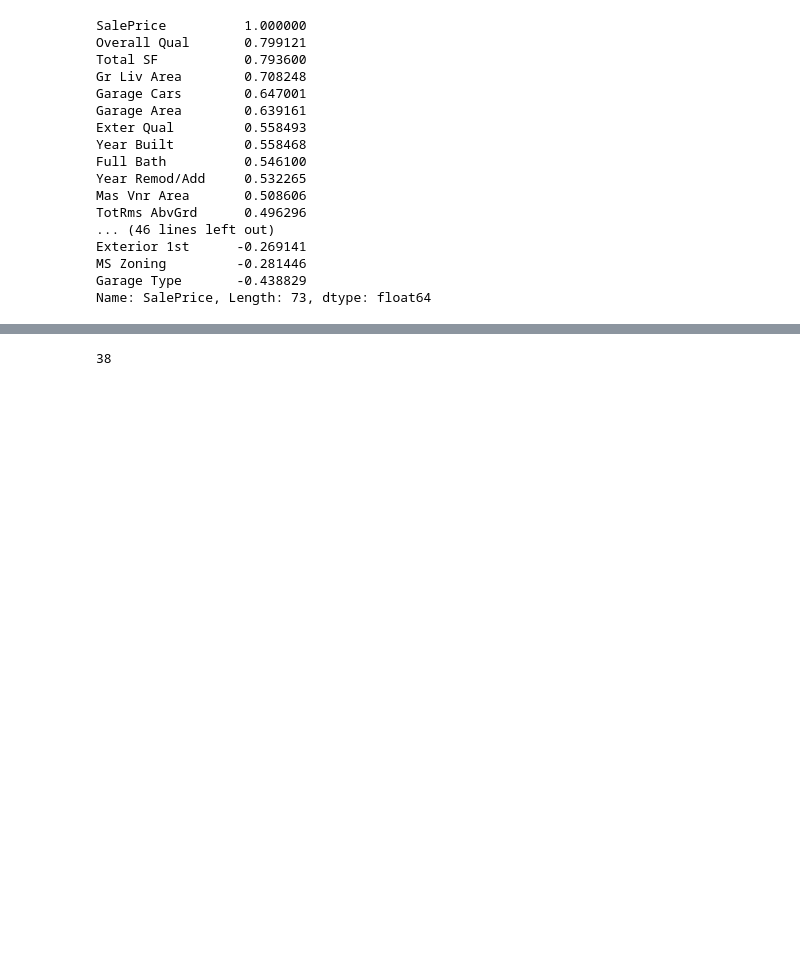
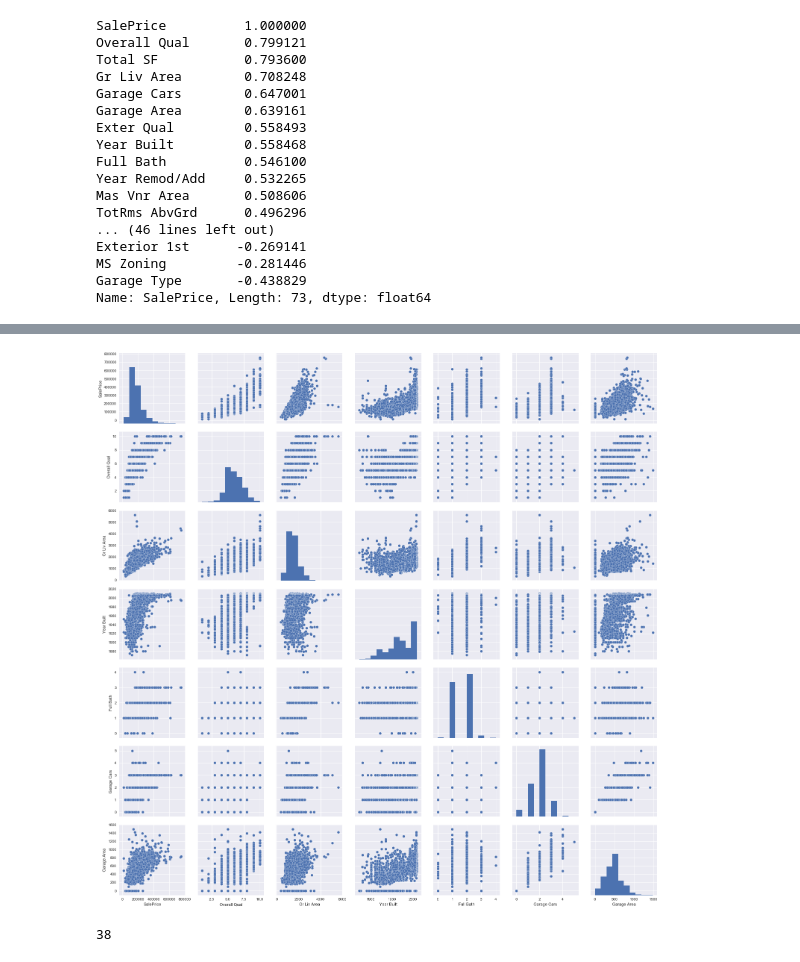
Before and after one commit to chaityacshah/Ames_House_Prices, a Jupyter notebook: notebooks/ames_housing.ipynb, the cells around one changed output, grey strips where cells are left out. Cells and saved outputs as stored; diff of their text form; code cells hidden in the pictures; blank space fills up the shorter version.

```diff
--- a/notebooks/ames_housing.ipynb
+++ b/notebooks/ames_housing.ipynb
@@ -332,3 +351,11 @@ Name: SalePrice, Length: 73, dtype: float64
+# %%
+# drawing overall comparisons between top correlated variables
+sns.set()
+cols = ['SalePrice', 'Overall Qual', 'Gr Liv Area', 'Year Built', 'Full Bath', 'Garage Cars', 'Garage Area']
+sns.pairplot(ames_df[cols], size = 3)
+plt.show()
+# %% [output]
+[figure, added]
 # %%
 # use linear regression to see check residual distribution
 
```
Also changed, not shown: parts of 11 cells of this notebook.
